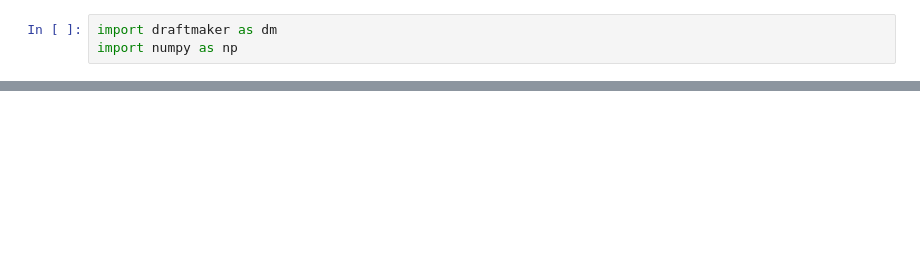
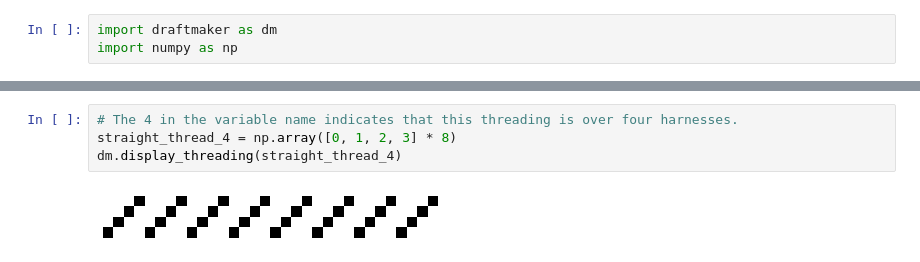
Before and after one commit to elizabethpankratz/weaving-draft-generator, a Jupyter notebook: walkthrough.ipynb, the cells around one changed output, grey strips where cells are left out. Saved outputs shown, nothing was run; the diff lists cells and outputs as text; blank space fills up the shorter version.

```diff
--- a/walkthrough.ipynb
+++ b/walkthrough.ipynb
@@ -28,0 +114,6 @@ For a very clear explanation and illustration of the role of each of these compo
+# %%
+# The 4 in the variable name indicates that this threading is over four harnesses.
+straight_thread_4 = np.array([0, 1, 2, 3] * 8)
+dm.display_threading(straight_thread_4)
+# %% [output]
+[figure, added]
```
Also changed, not shown: parts of 33 cells of this notebook, 3 other files.
